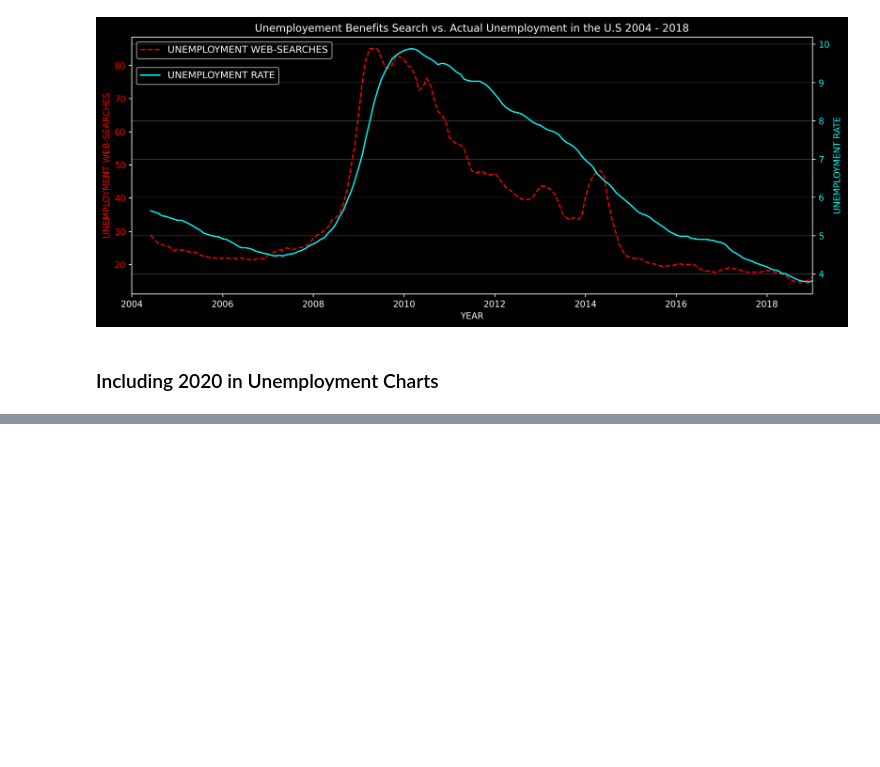
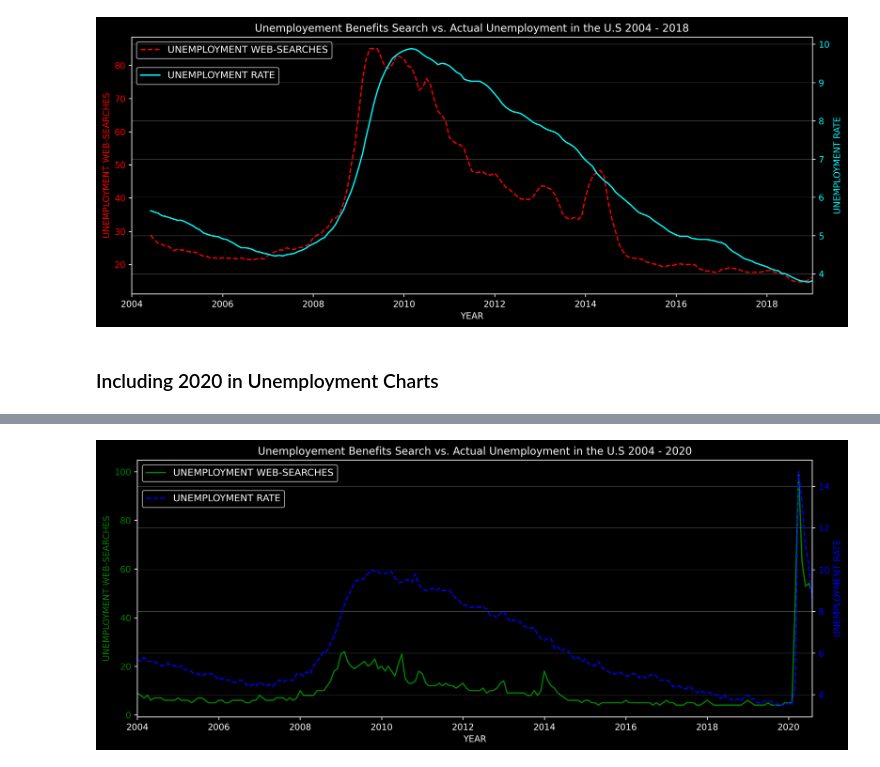
Before and after one commit to ahmedyar7/Data-Science-Projects, a Jupyter notebook: Google Trends/main.ipynb, the cells around one changed output, grey strips where cells are left out. Drawn from its saved outputs; the diff is of its cells as text; code cells hidden in the pictures; blank space fills up the shorter version.

Commit message:
Finishing up the Project Visualization Part

```diff
--- a/Google Trends/main.ipynb
+++ b/Google Trends/main.ipynb
@@ -482,0 +481,3 @@ plt.show()
+# %%
+df_UE_benefits_2020 = pd.read_csv("UE Benefits Search vs UE Rate 2004-20.csv")
+df_UE_benefits_2020.head()
@@ -482,0 +491,67 @@ plt.show()
+# %%
+df_UE_benefits_2020.MONTH = pd.to_datetime(df_UE_benefits_2020["MONTH"])
+# %%
+# Setting Coordinates
+X_COR = df_UE_benefits_2020["MONTH"]
+Y_COR_1 = df_UE_benefits_2020["UE_BENEFITS_WEB_SEARCH"]
+Y_COR_2 = df_UE_benefits_2020["UNRATE"]
+
+
+# Frame Setup:
+fig, axis1 = plt.subplots(figsize=(12, 5), dpi=250)
+plt.title(
+    "Unemployement Benefits Search vs. Actual Unemployment in the U.S 2004 - 2020"
+)
+# plt.xticks(rotation=45)
+
+axis1 = plt.gca()
+axis2 = axis1.twinx()
+
+# Plotting Graph1
+axis1.plot(
+    X_COR,
+    Y_COR_1,
+    color="green",
+    label="UNEMPLOYMENT WEB-SEARCHES",
+)
+
+# Plotting Graph2
+axis2.plot(
+    X_COR,
+    Y_COR_2,
+    color="blue",
+    label="UNEMPLOYMENT RATE",
+    linestyle="--",
+)
+
+# X & Y Limits
+axis1.set_xlim(
+    df_UE_benefits_2020["MONTH"][0],
+    df_UE_benefits_2020["MONTH"].max(),
+)
+
+
+# Setting Up Labels:
+axis1.set_xlabel("YEAR")
+axis1.set_ylabel("UNEMPLOYMENT WEB-SEARCHES", color="green")
+axis2.set_ylabel("UNEMPLOYMENT RATE", color="blue")
+
+
+# Styling Labels
+axis1.tick_params(axis="y", labelcolor="green")
+axis2.tick_params(axis="y", labelcolor="blue")
+
+
+# Legend:
+axis1.legend(loc="upper left", bbox_to_anchor=(0, 1), fontsize=11)
+axis2.legend(loc="upper left", bbox_to_anchor=(0, 0.90), fontsize=11)
+
+
+# Grid:
+axis2.grid(True, which="both", color="gray", linewidth=0.3)
+
+
+plt.tight_layout()
+plt.show()
+# %% [output]
+[figure, added]
```
Also changed, not shown: parts of 2 cells of this notebook.
